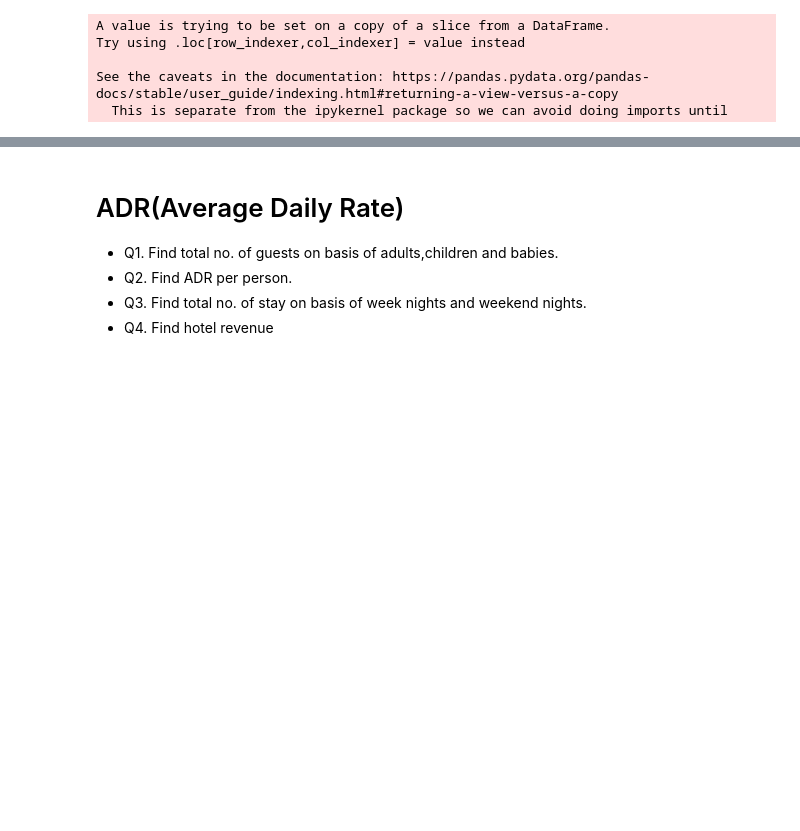
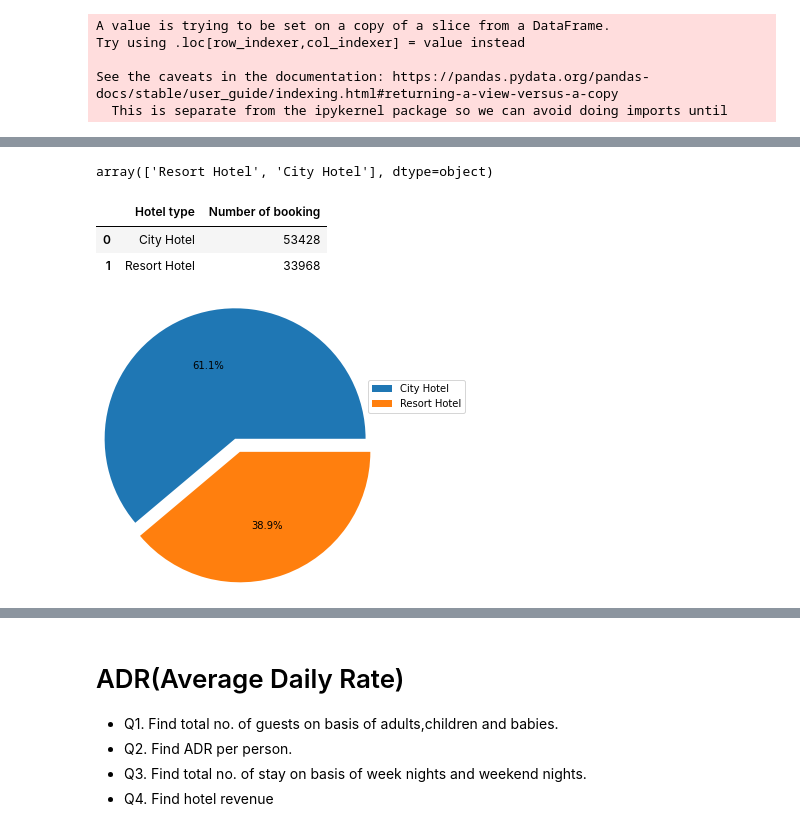
Before and after one commit to shyamsgadekar/EDA_HOTEL_BOOKING_ANALYSIS, a Jupyter notebook: Hotel_Booking_Analysis_SHYAM_GADEKAR_Capstone_Project.ipynb, the cells around one changed output, grey strips where cells are left out. Saved outputs shown, nothing was run; the diff lists cells and outputs as text; code cells hidden in the pictures; blank space fills up the shorter version.

```diff
--- a/Hotel_Booking_Analysis_SHYAM_GADEKAR_Capstone_Project.ipynb
+++ b/Hotel_Booking_Analysis_SHYAM_GADEKAR_Capstone_Project.ipynb
@@ -470,0 +476,21 @@ See the caveats in the documentation: https://pandas.pydata.org/pandas-docs/stab
+# %%
+#Q1.Find type of hotel
+df_hotel['hotel'].unique()
+# %% [output]
+array(['Resort Hotel', 'City Hotel'], dtype=object)
+# %%
+#Q2.Find count of booking as per type of hotel
+hotelbook = df_hotel['hotel'].value_counts().reset_index()
+hotelbook.columns=['Hotel type','Number of booking']
+hotelbook
+# %% [output]
+|  | Hotel type | Number of booking |
+| 0 | City Hotel | 53428 |
+| 1 | Resort Hotel | 33968 |
+# %%
+#Graph
+plt.pie(hotelbook["Number of booking"],autopct="%1.1f%%",radius=1.5,explode=[0.08]*2)
+plt.legend(labels=hotelbook['Hotel type'].value_counts().index.tolist(),loc=(1.1,0.65))
+plt.show()
+# %% [output]
+[figure, added]
```
Also changed, not shown: parts of 26 cells of this notebook.
